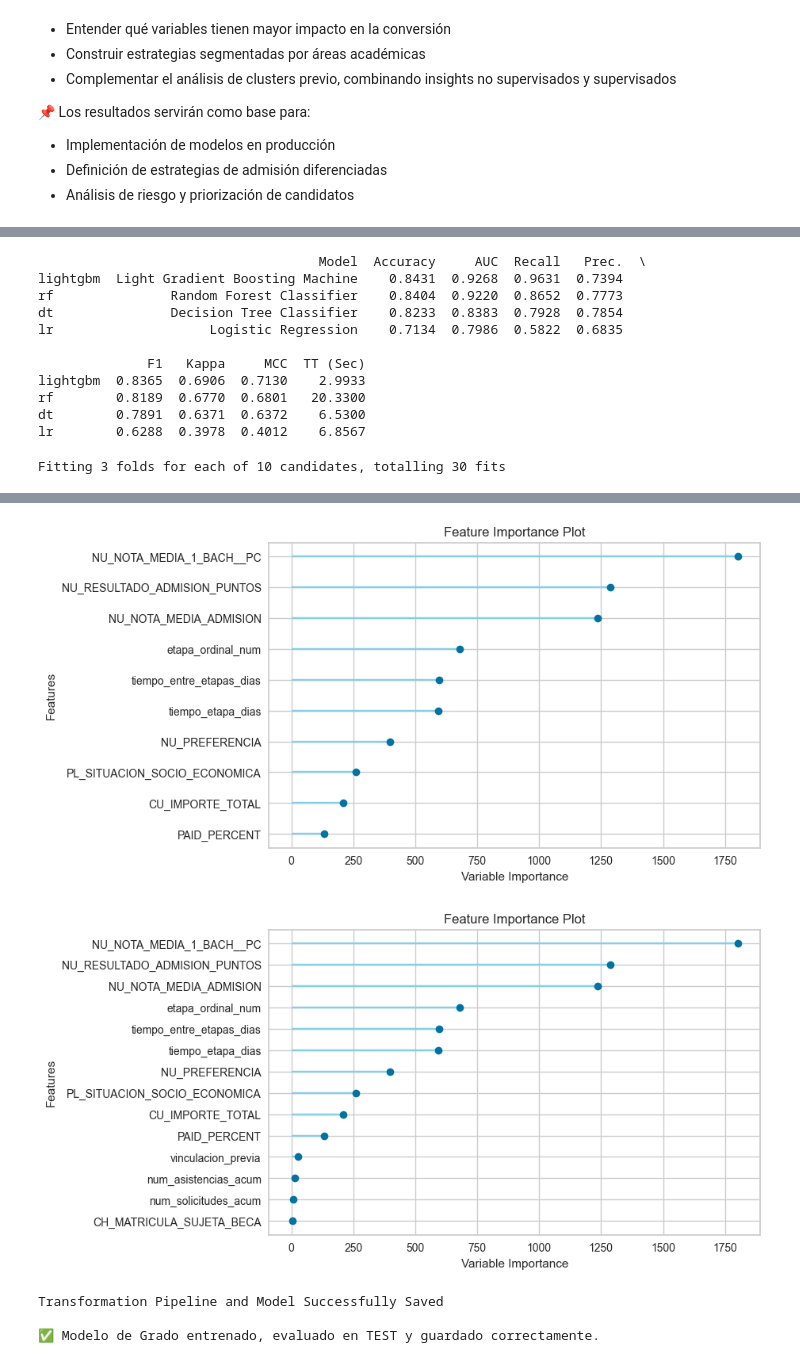
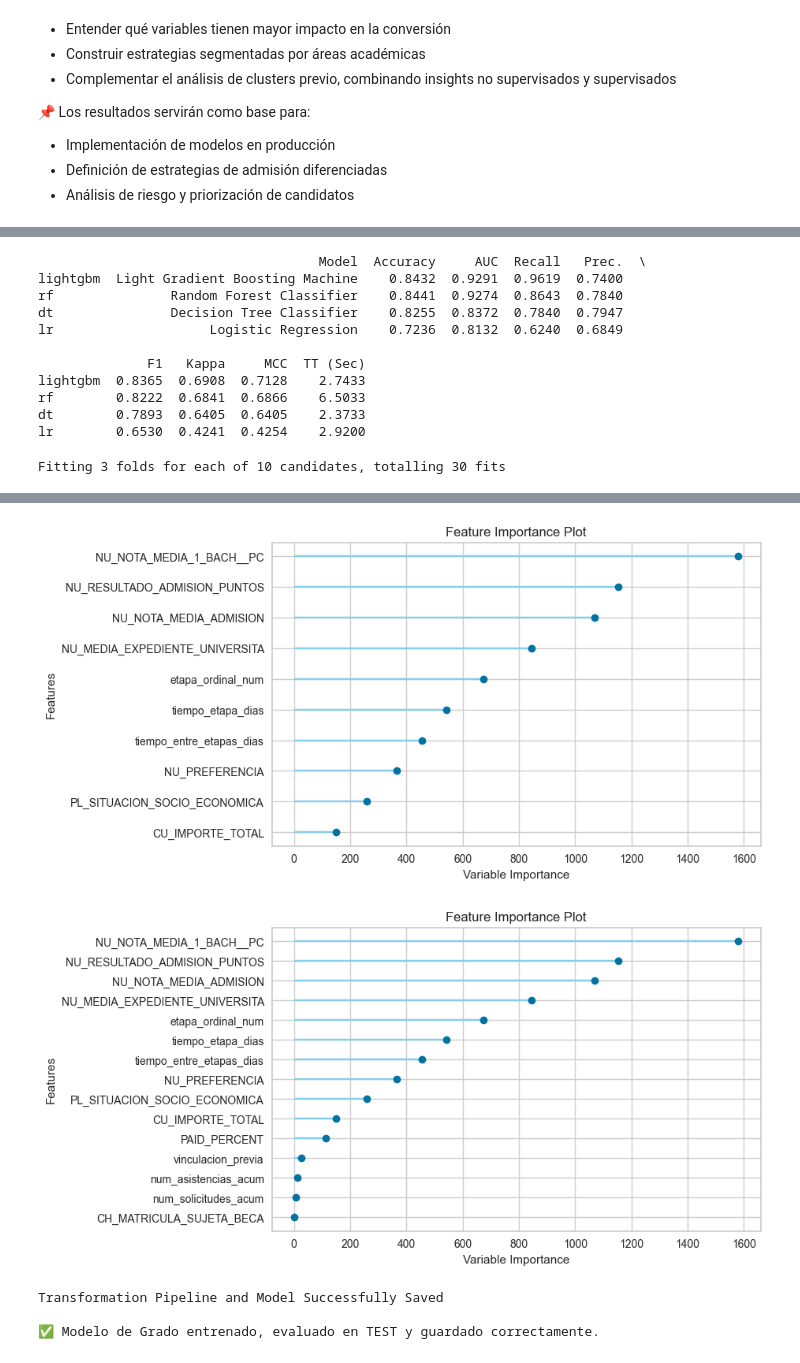
Before and after one commit to MiguelHernandezCorral/UNAV, a Jupyter notebook: notebooks/03_Modelado.ipynb, the cells around one changed output, grey strips where cells are left out. Drawn from its saved outputs; the diff is of its cells as text; code cells hidden in the pictures.

```diff
--- a/notebooks/03_Modelado.ipynb
+++ b/notebooks/03_Modelado.ipynb
@@ -170,7 +170,7 @@ def metricas_test(nombre_modelo, preds, y_test, target='target'):
 # 0️⃣ CARGA DEL DATASET
 # ============================================================
 
-ruta_dataset = r"C:\Users\0017655\Downloads\dataset_clusterizado.csv"
+ruta_dataset = r"..\datos\03. Datos analizados\dataset_clusterizado.csv"
 df = pd.read_csv(ruta_dataset, sep=";")
 df_raw = df.copy()  # para auditoría de NA
 
@@ -294,7 +294,8 @@ vars_cero_logico = [
     'CU_IMPORTE_TOTAL',
     'CU_precioOrdinario_def__c',
     'CU_precioAplicado_def__c',
-    'PAID_PERCENT'
+    'PAID_PERCENT',
+    'NU_MEDIA_EXPEDIENTE_UNIVERSITA'
 ]
 
 for v in vars_cero_logico:
@@ -547,7 +548,7 @@ for col in df_test_completo.select_dtypes(include=['datetime64[ns, UTC]', 'datet
 if 'CreatedDate' in df_test_completo.columns:
     df_test_completo['CreatedDate'] = pd.to_datetime(df_test_completo['CreatedDate']).dt.tz_localize(None)
 
-ruta_excel = r"C:\Users\0017655\Downloads\test_grado_completo_con_scoring.xlsx"
+ruta_excel = r"..\datos\04. Modelos\test_grado_completo_con_scoring.xlsx"
 df_test_completo.to_excel(ruta_excel, index=False)
 
 # ============================================================
@@ -561,7 +562,7 @@ plot_model(best_model, plot='feature_all')
 # 9️⃣ GUARDADO DEL MODELO
 # ============================================================
 
-save_model(best_model, r"C:\Users\0017655\Downloads\modelo_final_grado")
+save_model(best_model, r"..\datos\04. Modelos\modelo_final_grado")
 
 print("\n✅ Modelo de Grado entrenado, evaluado en TEST y guardado correctamente.")
 # %% [output]
@@ -585,14 +586,14 @@ Name: proportion, dtype: float64
                                     Model  Accuracy     AUC  Recall   Prec.  \
-lightgbm  Light Gradient Boosting Machine    0.8431  0.9268  0.9631  0.7394
-rf               Random Forest Classifier    0.8404  0.9220  0.8652  0.7773
-dt               Decision Tree Classifier    0.8233  0.8383  0.7928  0.7854
-lr                    Logistic Regression    0.7134  0.7986  0.5822  0.6835
+lightgbm  Light Gradient Boosting Machine    0.8432  0.9291  0.9619  0.7400
+rf               Random Forest Classifier    0.8441  0.9274  0.8643  0.7840
+dt               Decision Tree Classifier    0.8255  0.8372  0.7840  0.7947
+lr                    Logistic Regression    0.7236  0.8132  0.6240  0.6849
 
               F1   Kappa     MCC  TT (Sec)
-lightgbm  0.8365  0.6906  0.7130    2.9933
-rf        0.8189  0.6770  0.6801   20.3300
-dt        0.7891  0.6371  0.6372    6.5300
-lr        0.6288  0.3978  0.4012    6.8567
+lightgbm  0.8365  0.6908  0.7128    2.7433
+rf        0.8222  0.6841  0.6866    6.5033
+dt        0.7893  0.6405  0.6405    2.3733
+lr        0.6530  0.4241  0.4254    2.9200
 Fitting 3 folds for each of 10 candidates, totalling 30 fits
       Accuracy     AUC  Recall   Prec.      F1   Kappa     MCC
 Fold
@@ -614,5 +615,5 @@ Accuracy Clase 1: 0.861
-[figure, old version]
+[figure, new version]
-[figure, old version]
+[figure, new version]
 Transformation Pipeline and Model Successfully Saved
 
 ✅ Modelo de Grado entrenado, evaluado en TEST y guardado correctamente.
```
Also changed, not shown: parts of 3 cells of this notebook, 2 other files.
